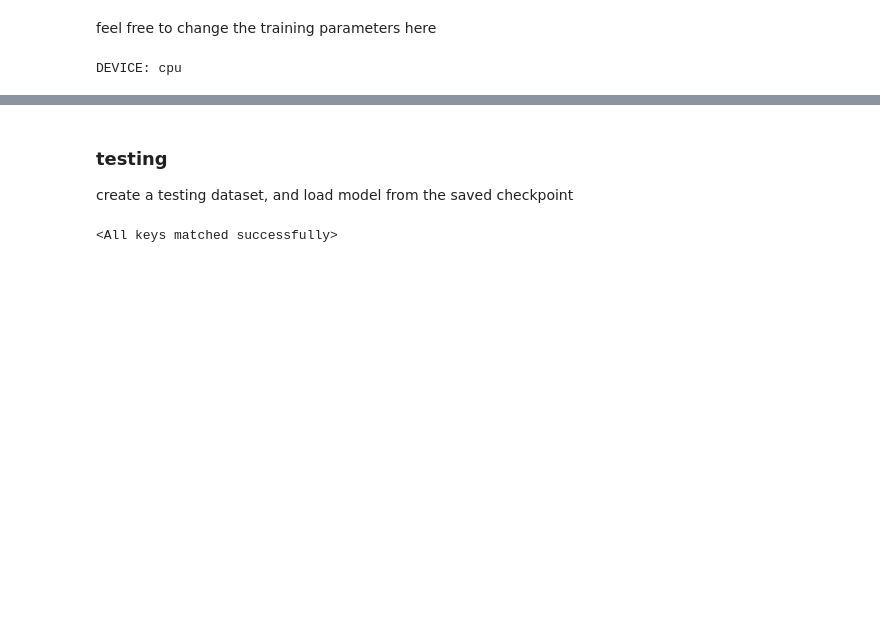
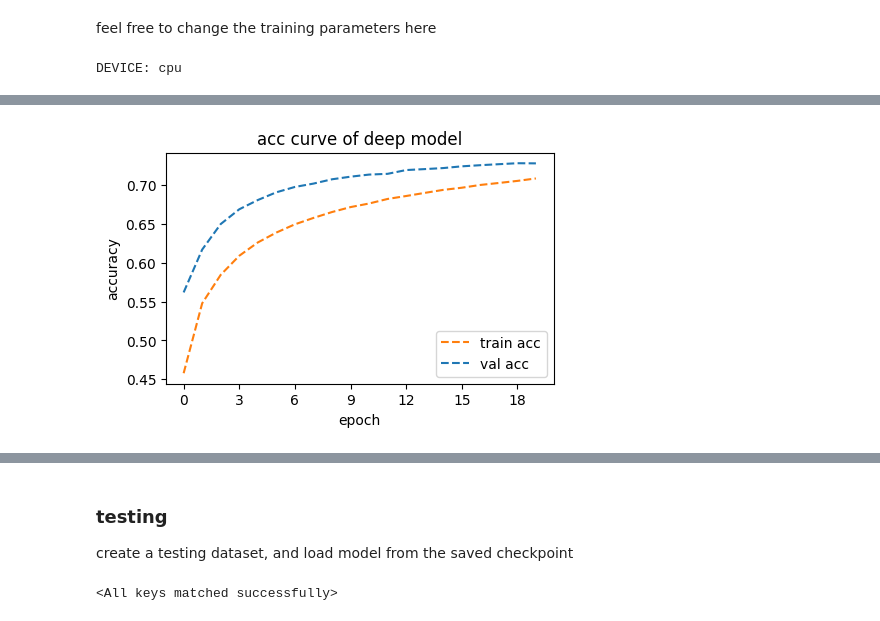
Before and after one commit to remysys/learncode, a Jupyter notebook: dl/classification/classif.ipynb, the cells around one changed output, grey strips where cells are left out. Cells and saved outputs as stored; diff of their text form; code cells hidden in the pictures; blank space fills up the shorter version.

```diff
--- a/dl/classification/classif.ipynb
+++ b/dl/classification/classif.ipynb
@@ -160,6 +195,7 @@ DEVICE: cpu
 # start training
 
 best_acc = 0.0
+loss_acc_record = {'train_loss': [], 'val_loss': [], 'train_acc': [], 'val_acc': []}  # for recording loss/acc
 for epoch in range(num_epoch):
   train_acc = 0.0
   train_loss = 0.0
@@ -195,10 +231,17 @@ for epoch in range(num_epoch):
         val_acc += (val_pred.cpu() == labels.cpu()).sum().item()  # get the index of the class with the highest probability
         val_loss += batch_loss.item()
 
-      print('[{:03d}/{:03d}] Train Acc: {:3.6f} Loss: {:3.6f} | Val Acc: {:3.6f} loss: {:3.6f}'.format(
-          epoch + 1, num_epoch, train_acc / len(train_set), train_loss / len(train_loader),
-          val_acc / len(val_set), val_loss / len(val_loader)
-      ))
+      train_acc_avg = train_acc / len(train_set)
+      train_loss_avg = train_loss / len(train_loader)
+      val_acc_avg = val_acc / len(val_set)
+      val_loss_avg = val_loss / len(val_loader)
+
+      loss_acc_record['train_acc'].append(train_acc_avg)
+      loss_acc_record['train_loss'].append(train_loss_avg)
+      loss_acc_record['val_acc'].append(val_acc_avg)
+      loss_acc_record['val_loss'].append(val_loss_avg)
+
+      print(f'[{epoch + 1:03d}/{num_epoch:03d}] Train Acc: {train_acc_avg:.6f} Loss: {train_loss_avg:.6f} | Val Acc: {val_acc_avg:.6f} loss: {val_loss_avg:.6f}')
 
       # if the model improves, save a checkpoint at this epoch
       if val_acc > best_acc:
@@ -234,0 +278,4 @@ saving model with acc 0.689
+# %%
+plot_learning_curve(loss_acc_record, title='deep model', mode='acc')
+# %% [output]
+[figure, added]
```
Also changed, not shown: parts of 9 cells of this notebook, 1 other file.
